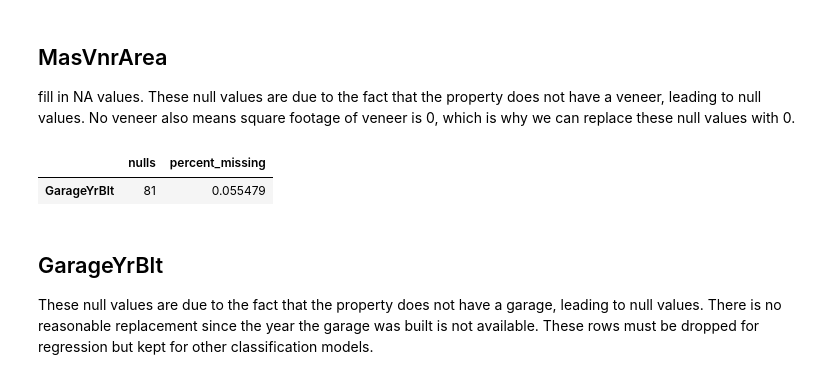
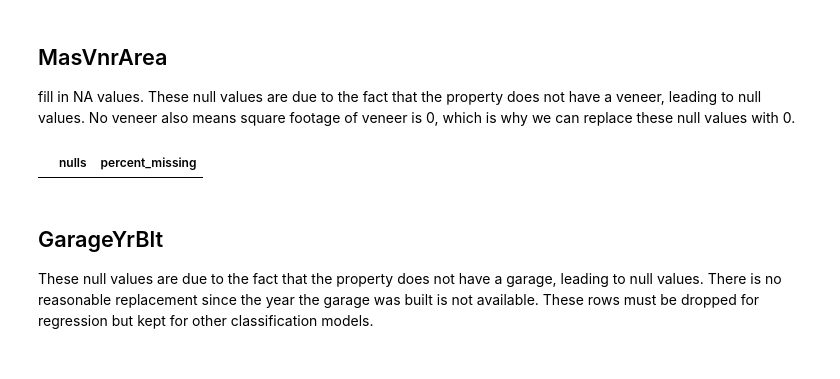
Before and after one commit to Terraform05/House-Price-Prediction, a Jupyter notebook: notebooks/numeric_exploration.ipynb, the cells around one changed output. Saved outputs shown, nothing was run; the diff lists cells and outputs as text; code cells hidden in the pictures.

```diff
--- a/notebooks/numeric_exploration.ipynb
+++ b/notebooks/numeric_exploration.ipynb
@@ -165,9 +166,9 @@ count_nulls(numeric_df)
 fill in NA values. These null values are due to the fact that the property does not have a veneer, leading to null values. No veneer also means square footage of veneer is 0, which is why we can replace these null values with 0.
 # %%
 numeric_df['MasVnrArea'] = numeric_df['MasVnrArea'].fillna(0)
+numeric_df['GarageYrBlt'] = numeric_df['GarageYrBlt'].fillna(0)
 
 count_nulls(numeric_df)
 # %% [output]
 |  | nulls | percent_missing |
-| GarageYrBlt | 81 | 0.055479 |
 # %%
```
Also changed, not shown: parts of 13 cells of this notebook, 5 other files.
